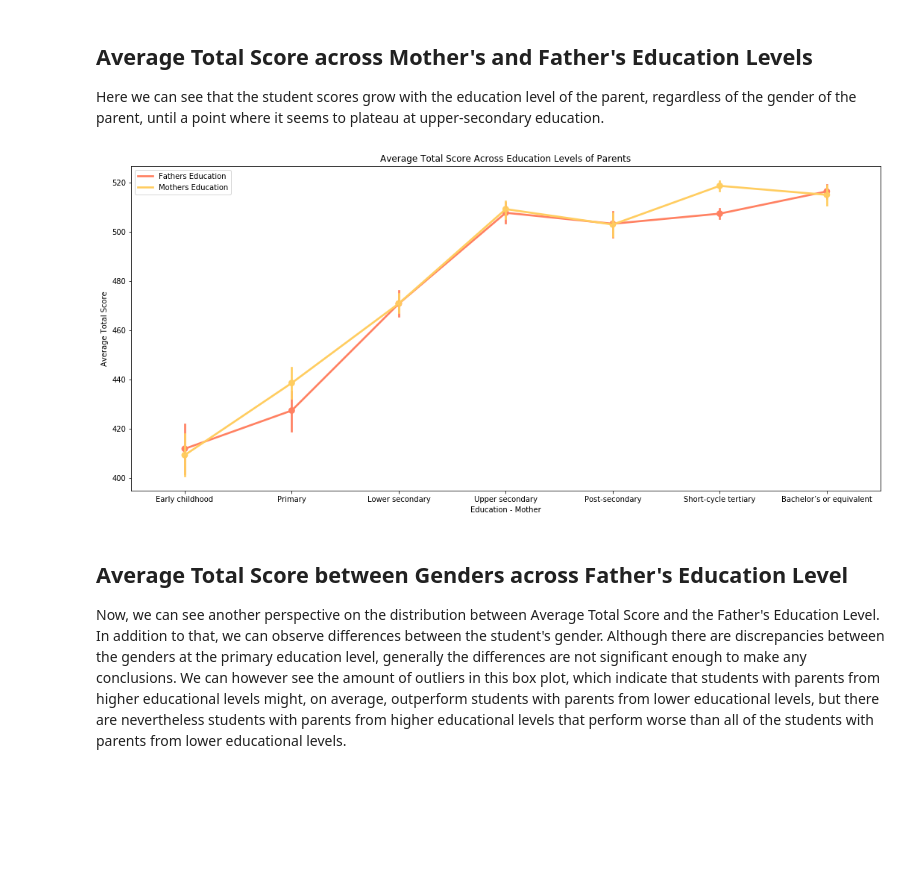
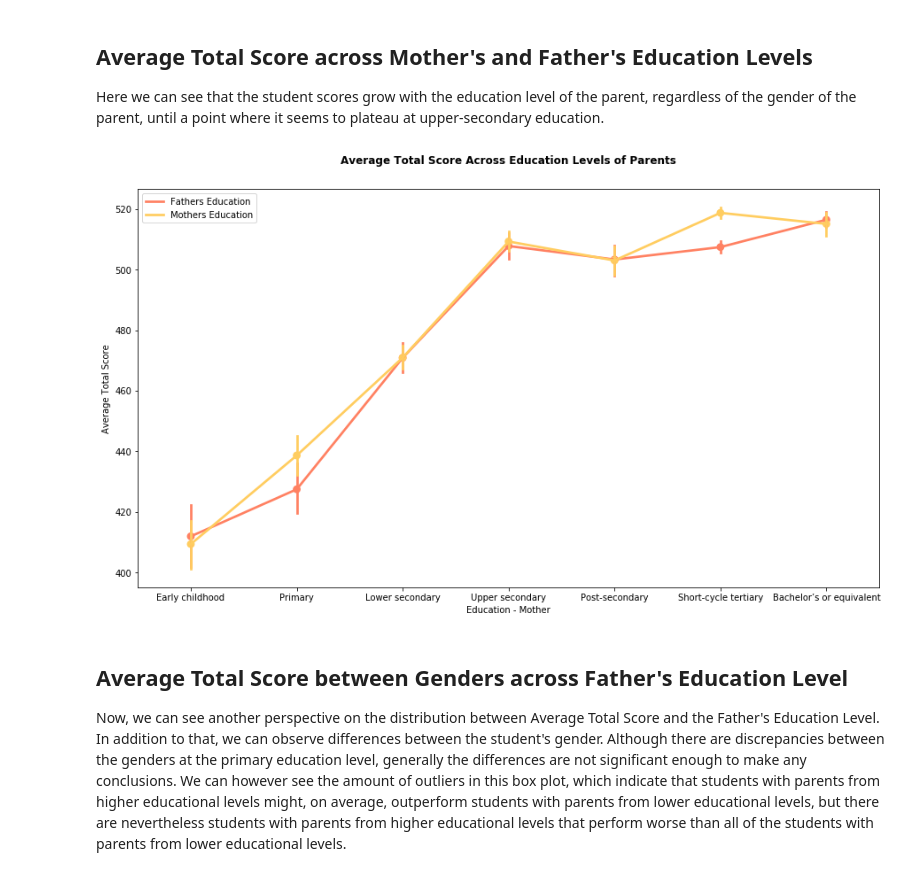
Before and after one commit to Dyke-F/Pisa-Data-Analysis, a Jupyter notebook: pisa_slide_deck.ipynb, the cells around one changed output. Drawn from its saved outputs; the diff is of its cells as text; code cells hidden in the pictures; blank space fills up the shorter version.

```diff
--- a/pisa_slide_deck.ipynb
+++ b/pisa_slide_deck.ipynb
@@ -143,29 +202,29 @@ plt.show()
 Here we can see that the student scores grow with the education level of the parent, regardless of the gender of the parent, until a point where it seems to plateau at upper-secondary education.
 # %%
 # Score averages of students vs education levels of Father
-plt.figure(figsize=[18,8])
+plt.figure(figsize=[15, 8.27])
 sb.pointplot(data = pisa,
               x = 'Education - Father',
               y = 'Average Total Score',
              color = color_male)
 
 # Score averages of students vs education levels of Mother
 sb.pointplot(data = pisa,
               x = 'Education - Mother',
               y = 'Average Total Score',
               color = color_female)
 
-plt.title('Average Total Score Across Education Levels of Parents')
+plt.title('Average Total Score Across Education Levels of Parents', y = 1.05, fontweight = 'semibold')
 
 # Set legend
 plt.legend(labels=['Fathers Education', 'Mothers Education'])
 # https://stackoverflow.com/questions/23698850/manually-set-color-of-points-in-legend
 ax = plt.gca()
 leg = ax.get_legend()
 leg.legendHandles[0].set_color(color_male)
 leg.legendHandles[1].set_color(color_female);
 # %% [output]
-[figure, old version]
+[figure, new version]
 # %% [markdown]
 ## Average Total Score between Genders across Father's Education Level
 
```
Also changed, not shown: parts of 8 cells of this notebook, 2 other files.
